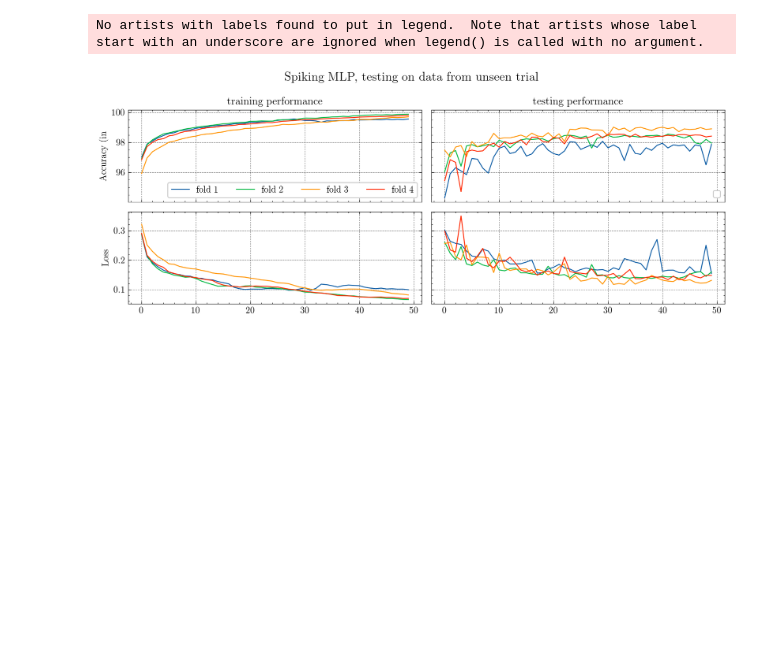
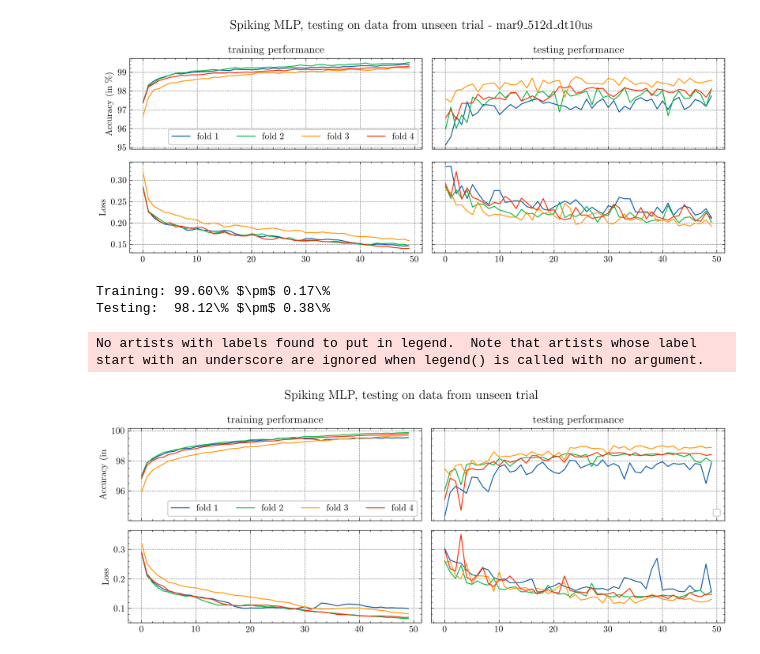
Before and after one commit to stevenabreu7/dvs_flow, a Jupyter notebook: results/cvpr_paper.ipynb, the cells around one changed output. Saved outputs shown, nothing was run; the diff lists cells and outputs as text; code cells hidden in the pictures; blank space fills up the shorter version.

```diff
--- a/results/cvpr_paper.ipynb
+++ b/results/cvpr_paper.ipynb
@@ -1,3 +178,20 @@
+# %%
+folder = folders[2]
+folder = os.path.join('../logs', folder)
+plot_acc_loss(folder)
+# %% [output]
+[figure, added]
+# %%
+import numpy as np
+import os
+
+folders = [f'../logs/trained_fold{i}_nodelay_mar1' for i in range(1, 5)]
+accs = np.array([np.loadtxt(os.path.join(folder, 'accuracy.txt'))[-1] for folder in folders])
+print(f'Training: {accs[:,0].mean()*100:.2f}\% $\pm$ {accs[:,0].std()*100:.2f}\%')
+print(f'Testing:  {accs[:,1].mean()*100:.2f}\% $\pm$ {accs[:,1].std()*100:.2f}\%')
+# %% [output]
+Training: 99.60\% $\pm$ 0.17\%
+Testing:  98.12\% $\pm$ 0.38\%
 # %%
 import matplotlib.pyplot as plt
 import numpy as np
```
Also changed, not shown: parts of 10 cells of this notebook, 1 other file.
